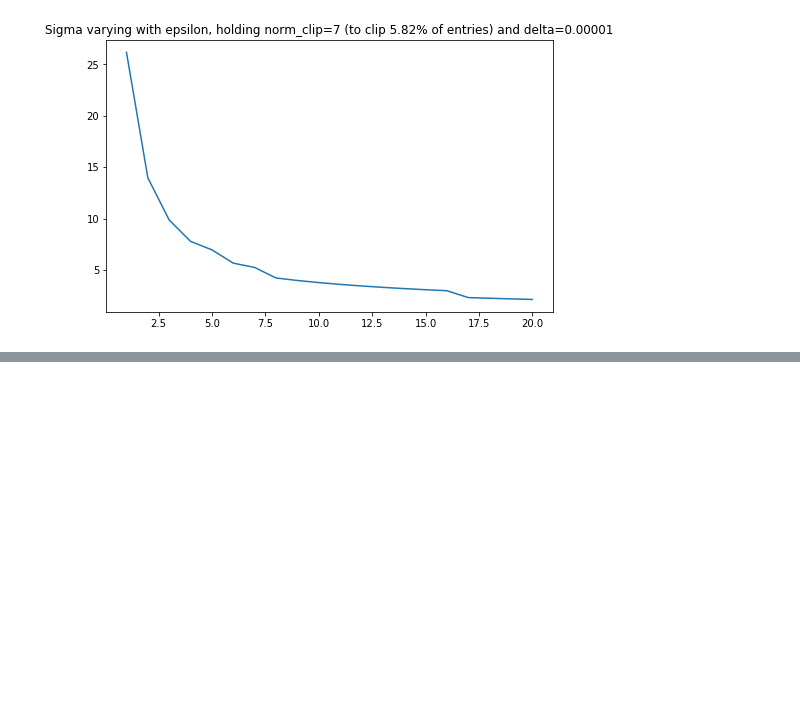
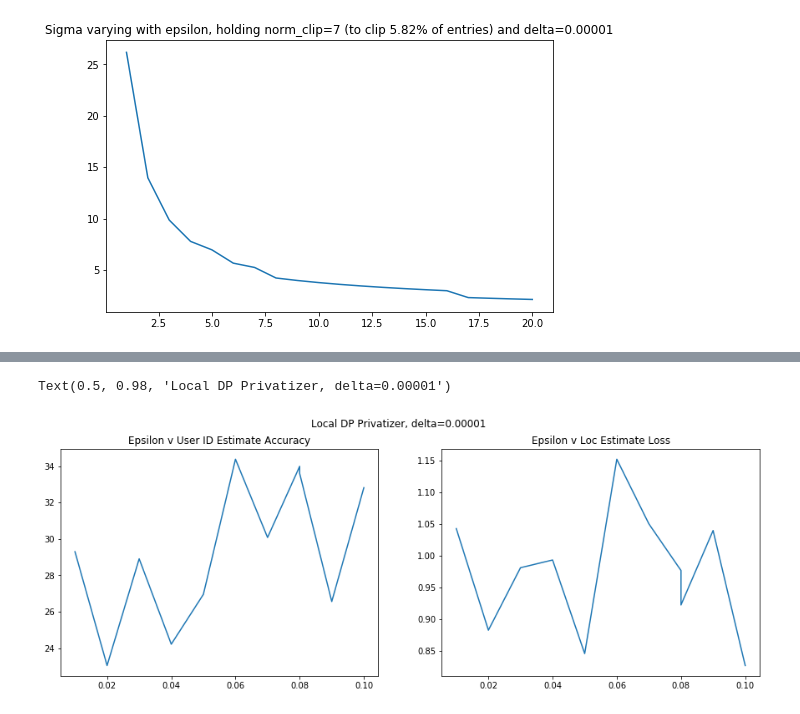
Before and after one commit to lillyclark/pytorch_privacy, a Jupyter notebook: Process Results.ipynb, the cells around one changed output, grey strips where cells are left out. Drawn from its saved outputs; the diff is of its cells as text; code cells hidden in the pictures; blank space fills up the shorter version.

```diff
--- a/Process Results.ipynb
+++ b/Process Results.ipynb
@@ -99,0 +196,37 @@ Text(0.5, 1.0, 'Sigma varying with epsilon, holding norm_clip=7 (to clip 5.82% o
+# %%
+one_epoch = results.values[np.where(results.values[:,6]==1)]
+two_epoch = results.values[np.where(results.values[:,6]==2)]
+
+p = two_epoch
+idx=np.argsort(p[:,10])
+fig, ax = plt.subplots(1,2,figsize=(15,5))
+ax[0].plot(p[idx][:,10], p[idx][:,25])
+ax[1].plot(p[idx][:,10], p[idx][:,26])
+ax[0].set_title("Sigma v U Estimate Accuracy")
+ax[1].set_title("Sigma v Loc Estimate Loss")
+fig.suptitle("Noise Privatizer, Two Epochs of Training")
+# %%
+dp = results.values[np.where(results.values[:,22]==' dp_privatizer')]
+# %%
+d4 = dp[np.where(dp[:,8]==0.00001)]
+d3 = dp[np.where(dp[:,8]==0.0001)]
+d2 = dp[np.where(dp[:,8]==0.001)]
+d1 = dp[np.where(dp[:,8]==0.01)]
+d0 = dp[np.where(dp[:,8]==0.1)]
+do = dp[np.where(dp[:,8]==1.0)]
+
+fig, ax = plt.subplots(1,2,figsize=(15,5))
+# for p in [d4,d3,d2,d1,d0,do]:
+d4 = d4[np.where(d4[:,7]<=0.1)]
+for p in [d4]:
+    idx=np.argsort(p[:,7])
+    ax[0].plot(p[idx][:,7], p[idx][:,25])
+    ax[1].plot(p[idx][:,7], p[idx][:,26])
+
+# fig.legend(["delta = 0.00001","0.0001","0.001","0.01","0.1","1.0"])
+ax[0].set_title("Epsilon v User ID Estimate Accuracy")
+ax[1].set_title("Epsilon v Loc Estimate Loss")
+fig.suptitle("Local DP Privatizer, delta=0.00001")
+# %% [output]
+Text(0.5, 0.98, 'Local DP Privatizer, delta=0.00001')
+[figure, added]
```
Also changed, not shown: parts of 12 cells of this notebook, 4 other files.
